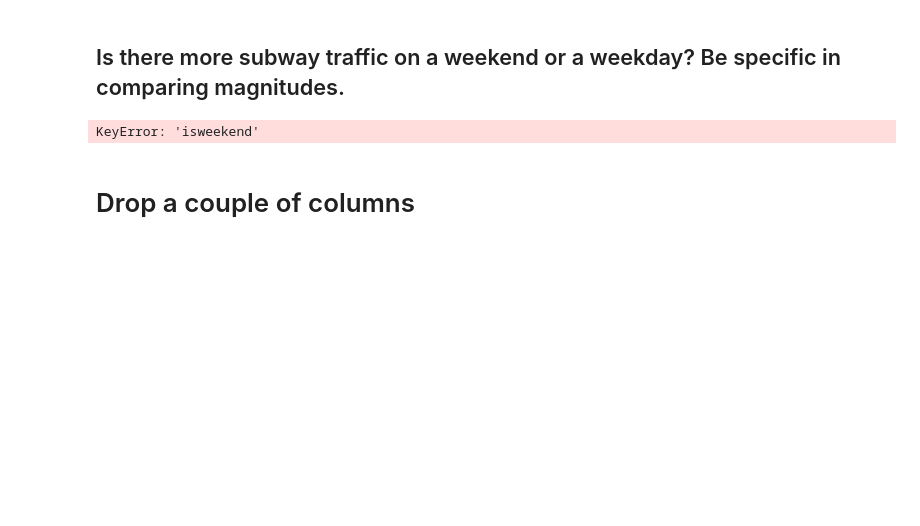
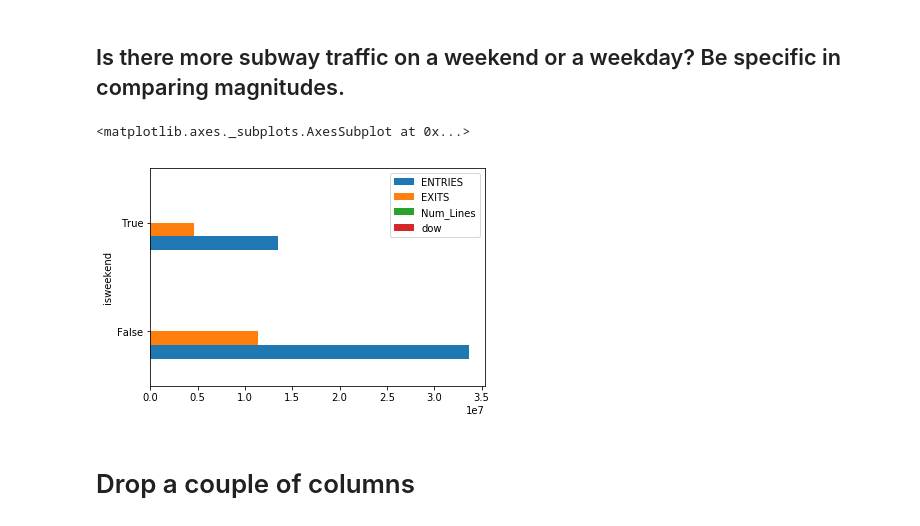
Before and after one commit to alexxlu/dsc-0-03-08-understanding-pandas-series-and-dataframes-lab-online-ds-pt-100118, a Jupyter notebook: index.ipynb, the cells around one changed output. Drawn from its saved outputs; the diff is of its cells as text; code cells hidden in the pictures; blank space fills up the shorter version.

```diff
--- a/index.ipynb
+++ b/index.ipynb
@@ -143,12 +143,13 @@ group.plot(kind='barh')
 # %%
 #Your code here
 #group=group.reset_index()
 #group=group.drop('index', axis=1)
-group['isweekend']=group.dow.map({0:False,1:False,2:False,3:False,4:False,5:True,6:True})
+df['isweekend']=group.dow.map({0:False,1:False,2:False,3:False,4:False,5:True,6:True})
 grouped = df.groupby('isweekend').sum()
 grouped.plot(kind='barh')
 # %% [output]
-KeyError: 'isweekend'
+<matplotlib.axes._subplots.AxesSubplot at 0x...>
+[figure, added]
 # %% [markdown]
 # Drop a couple of columns
 # %%
```
